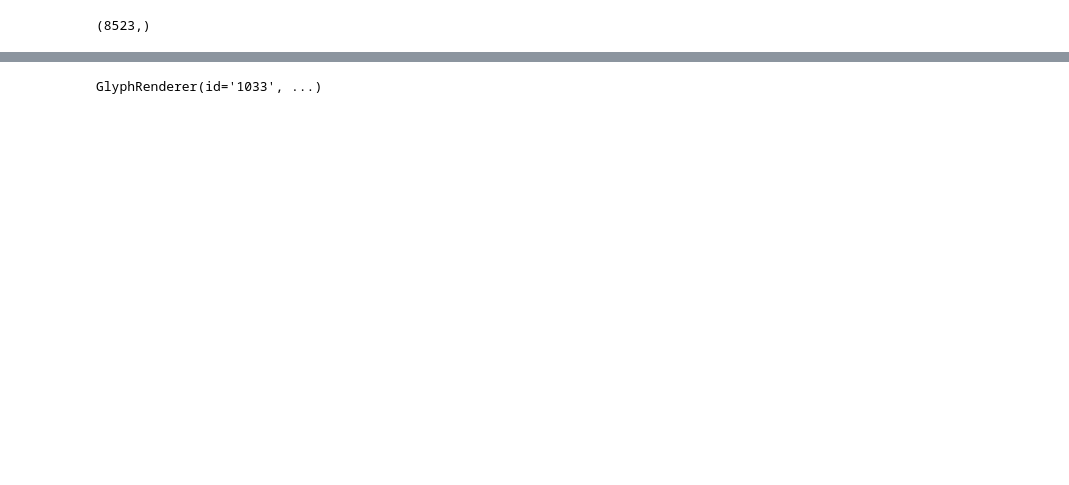
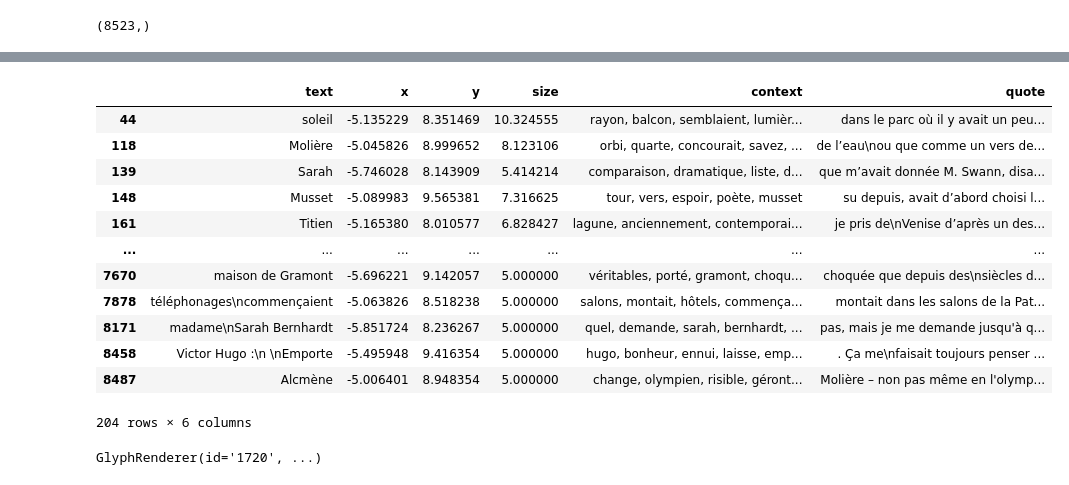
Before and after one commit to PaulLerner/proust, a Jupyter notebook: code/ents.ipynb, the cells around one changed output, grey strips where cells are left out. Drawn from its saved outputs; the diff is of its cells as text; code cells hidden in the pictures; blank space fills up the shorter version.

```diff
--- a/code/ents.ipynb
+++ b/code/ents.ipynb
@@ -231,3 +270,19 @@ df
+# %%
+writers
+# %% [output]
+|  | text | x | y | size | context | quote |
+| 44 | soleil | -5.135229 | 8.351469 | 10.324555 | rayon, balcon, semblaient, lumièr... | dans le parc où il y avait un peu... |
+| 118 | Molière | -5.045826 | 8.999652 | 8.123106 | orbi, quarte, concourait, savez, ... | de l’eau\nou que comme un vers de... |
+| 139 | Sarah | -5.746028 | 8.143909 | 5.414214 | comparaison, dramatique, liste, d... | que m’avait donnée M. Swann, disa... |
+| 148 | Musset | -5.089983 | 9.565381 | 7.316625 | tour, vers, espoir, poète, musset | su depuis, avait d’abord choisi l... |
+| 161 | Titien | -5.165380 | 8.010577 | 6.828427 | lagune, anciennement, contemporai... | je pris de\nVenise d’après un des... |
+| ... | ... | ... | ... | ... | ... | ... |
+| 7670 | maison de Gramont | -5.696221 | 9.142057 | 5.000000 | véritables, porté, gramont, choqu... | choquée que depuis des\nsiècles d... |
+| 7878 | téléphonages\ncommençaient | -5.063826 | 8.518238 | 5.000000 | salons, montait, hôtels, commença... | montait dans les salons de la Pat... |
+| 8171 | madame\nSarah Bernhardt | -5.851724 | 8.236267 | 5.000000 | quel, demande, sarah, bernhardt, ... | pas, mais je me demande jusqu'à q... |
+| 8458 | Victor Hugo :\n \nEmporte | -5.495948 | 9.416354 | 5.000000 | hugo, bonheur, ennui, laisse, emp... | . Ça me\nfaisait toujours penser ... |
+| 8487 | Alcmène | -5.006401 | 8.948354 | 5.000000 | change, olympien, risible, géront... | Molière – non pas même en l'olymp... |
+204 rows × 6 columns
 # %%
 from bokeh.plotting import figure, output_file, save
 from bokeh.models import ColumnDataSource, HoverTool
@@ -242,7 +297,7 @@ plot_figure = figure(
 plot_figure.add_tools(HoverTool(tooltips="""
 <div>
     <div>
-        <p>@text: @context</p>
+        <p>@text: @context. « @quote »</p>
     </div>
 </div>
 """))
@@ -255,5 +310,5 @@ plot_figure.circle(
     size='size'
 )
 # %% [output]
-GlyphRenderer(id='1033', ...)
+GlyphRenderer(id='1720', ...)
 # %%
```
Also changed, not shown: parts of 18 cells of this notebook, 4 other files.
